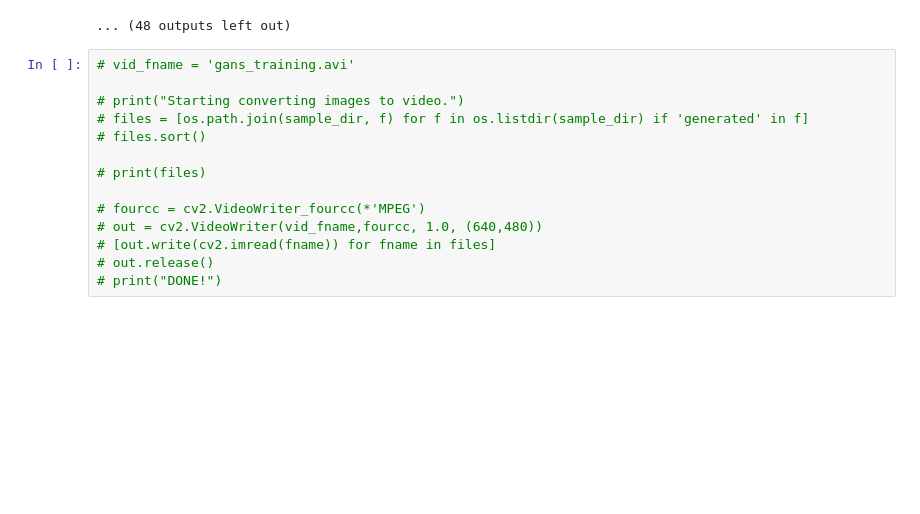
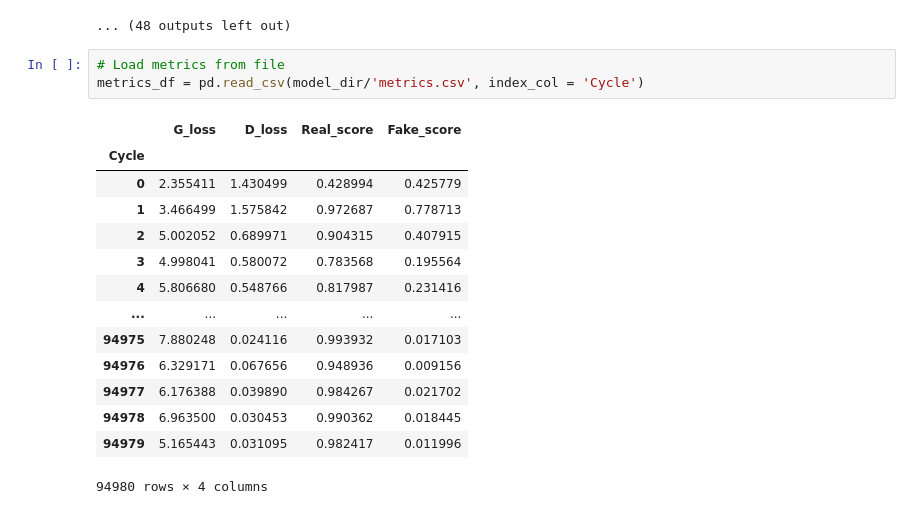
Before and after one commit to mayank-soni/GAN, a Jupyter notebook: notebooks/dcgan_ms.ipynb, the cells around one changed output. Saved outputs shown, nothing was run; the diff lists cells and outputs as text; blank space fills up the shorter version.

```diff
--- a/notebooks/dcgan_ms.ipynb
+++ b/notebooks/dcgan_ms.ipynb
@@ -483,17 +478,21 @@ Saving generated=images-0011.png
 Epoch [12/60], loss_g: 3.8807, loss_d: 0.6931, real_score: 0.8785, fake_score: 0.3068
 Saving generated=images-0012.png
 ... (48 outputs left out)
-# %%
-# vid_fname = 'gans_training.avi'
-
-# print("Starting converting images to video.")
-# files = [os.path.join(sample_dir, f) for f in os.listdir(sample_dir) if 'generated' in f]
-# files.sort()
-
-# print(files)
-
-# fourcc = cv2.VideoWriter_fourcc(*'MPEG')
-# out = cv2.VideoWriter(vid_fname,fourcc, 1.0, (640,480))
-# [out.write(cv2.imread(fname)) for fname in files]
-# out.release()
-# print("DONE!")
+# %%
+# Load metrics from file
+metrics_df = pd.read_csv(model_dir/'metrics.csv', index_col = 'Cycle')
+# %% [output]
+|  | G_loss | D_loss | Real_score | Fake_score |
+| Cycle |  |  |  |  |
+| 0 | 2.355411 | 1.430499 | 0.428994 | 0.425779 |
+| 1 | 3.466499 | 1.575842 | 0.972687 | 0.778713 |
+| 2 | 5.002052 | 0.689971 | 0.904315 | 0.407915 |
+| 3 | 4.998041 | 0.580072 | 0.783568 | 0.195564 |
+| 4 | 5.806680 | 0.548766 | 0.817987 | 0.231416 |
+| ... | ... | ... | ... | ... |
+| 94975 | 7.880248 | 0.024116 | 0.993932 | 0.017103 |
+| 94976 | 6.329171 | 0.067656 | 0.948936 | 0.009156 |
+| 94977 | 6.176388 | 0.039890 | 0.984267 | 0.021702 |
+| 94978 | 6.963500 | 0.030453 | 0.990362 | 0.018445 |
+| 94979 | 5.165443 | 0.031095 | 0.982417 | 0.011996 |
+94980 rows × 4 columns
```
Also changed, not shown: parts of 7 cells of this notebook, 1 other file.
